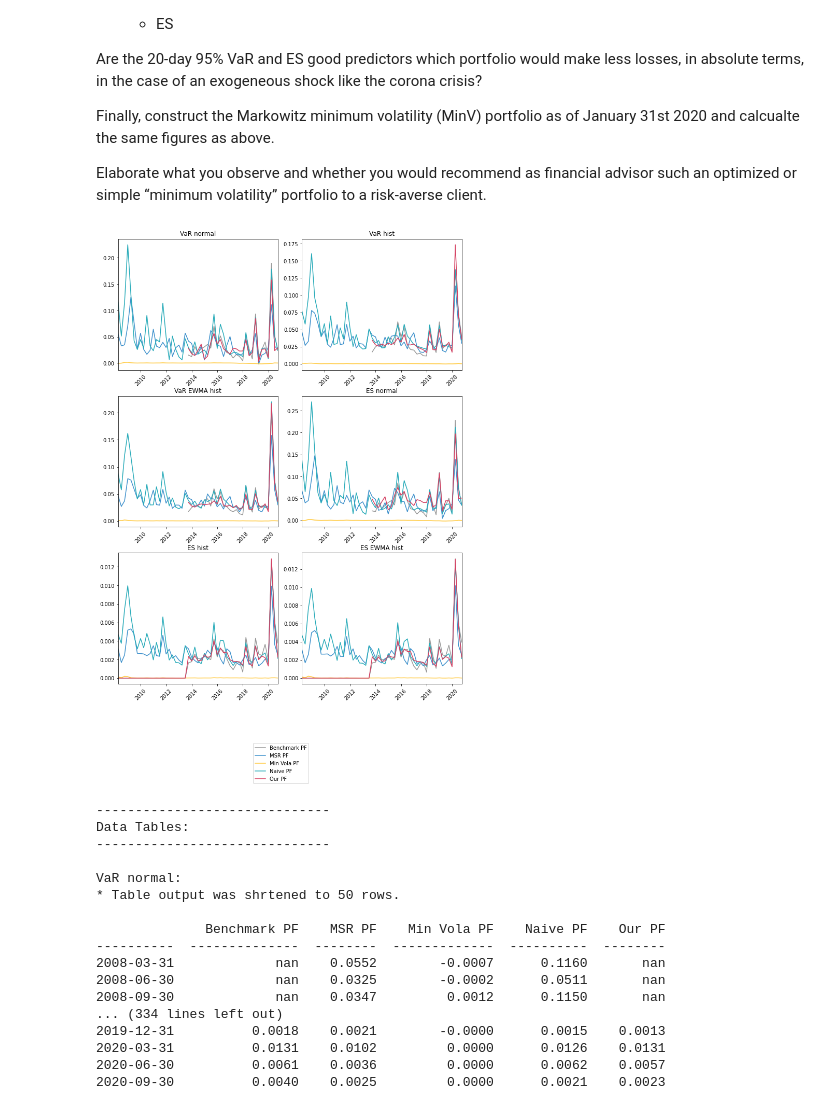
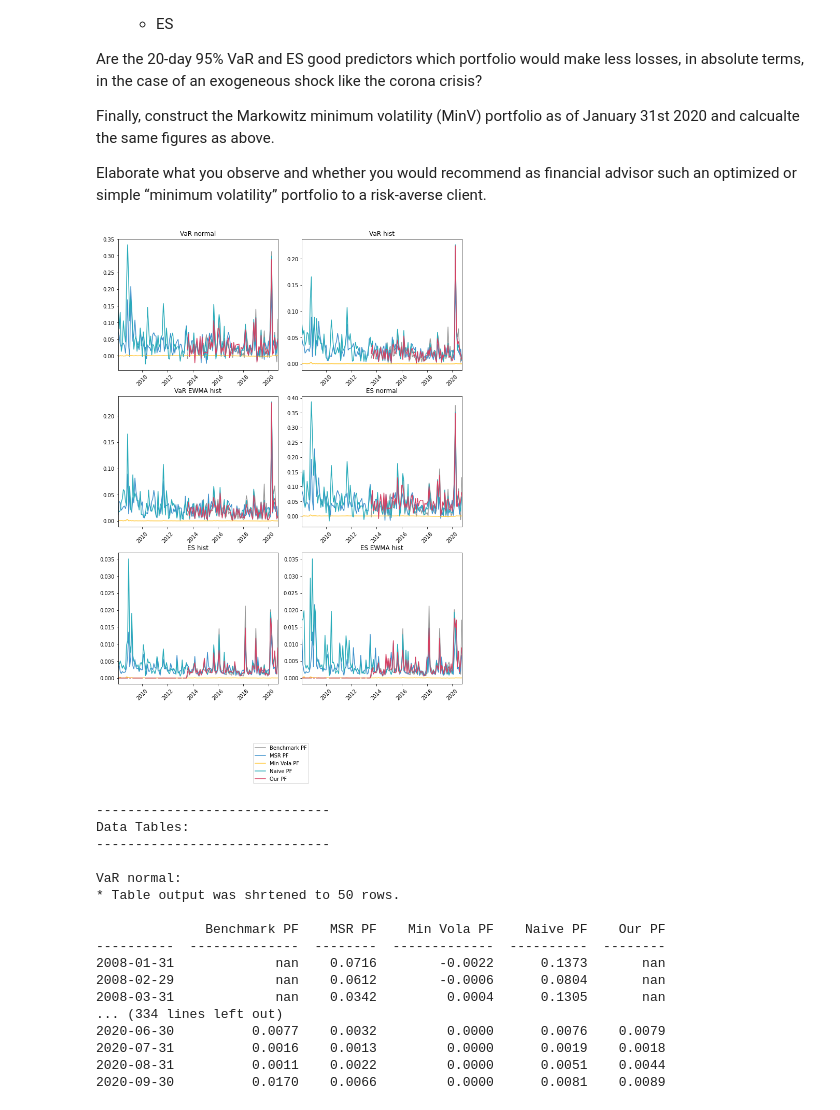
Before and after one commit to vanalmsick/pf_mgt, a Jupyter notebook: pf_mgt/assignment 2.ipynb, the cells around one changed output. Drawn from its saved outputs; the diff is of its cells as text; code cells hidden in the pictures.

```diff
--- a/pf_mgt/assignment 2.ipynb
+++ b/pf_mgt/assignment 2.ipynb
@@ -745,6 +749,6 @@ Compare also whether an exponentially weighted moving average (half-life of 0.5
 # %%
 combined = {}
-for day, DF in df_date_period_iterator(store_exercise_1, period='q', true_date=True):
+for day, DF in df_date_period_iterator(store_exercise_1, period='m', true_date=True):
     tmp_VaR = VaR(DF, p=0.95, method=['normal','hist'], output='VaR', n_days=20, ewma=False).rename(columns={'hist':'VaR hist', 'normal':'VaR normal'})
     tmp_EWMA_VaR = VaR(DF, p=0.95, method=['hist'], output='VaR', n_days=20, ewma=0.5).rename(columns={'hist':'VaR EWMA hist'})
     tmp_VaR = pd.concat([tmp_VaR, tmp_EWMA_VaR], axis=1)
@@ -836,21 +887,21 @@ Finally, construct the Markowitz minimum volatility (MinV) portfolio as of Janua
 Elaborate what you observe and whether you would recommend as financial advisor such an optimized or simple “minimum volatility” portfolio to a risk-averse client.
 # %%
 combined = {}
-for day, DF in df_date_period_iterator(store_exercise_1, period='q', true_date=True):
+for day, DF in df_date_period_iterator(store_exercise_1, period='m', true_date=True):
     tmp_VaR = VaR(DF, p=0.95, method=['normal','hist'], output='VaR', n_days=20, ewma=False).rename(columns={'hist':'VaR hist', 'normal':'VaR normal'})
     tmp_EWMA_VaR = VaR(DF, p=0.95, method=['hist'], output='VaR', n_days=20, ewma=0.5).rename(columns={'hist':'VaR EWMA hist'})
     tmp_VaR = pd.concat([tmp_VaR, tmp_EWMA_VaR], axis=1)
     tmp_ES = VaR(DF, p=0.95, method=['normal','hist'], output='ES', n_days=20, ewma=False).rename(columns={'hist':'ES hist', 'normal':'ES normal'})
     tmp_EWMA_ES = VaR(DF, p=0.95, method=['hist'], output='ES', n_days=20, ewma=0.5).rename(columns={'hist':'ES EWMA hist'})
     tmp_ES = pd.concat([tmp_ES, tmp_EWMA_ES], axis=1)
     combined[day] = pd.concat([tmp_VaR, tmp_ES], axis=1)
 
 combined = transpose_dict_DF(combined, [('head','index'),('dict_key','index')])
 store4a = combined.copy()
 
 custom_plot(combined)
 # %% [output]
-[figure, old version]
+[figure, new version]
 ------------------------------
 Data Tables:
 ------------------------------
@@ -860,14 +911,14 @@ VaR normal:
 
               Benchmark PF    MSR PF    Min Vola PF    Naive PF    Our PF
 ----------  --------------  --------  -------------  ----------  --------
-2008-03-31             nan    0.0552        -0.0007      0.1160       nan
-2008-06-30             nan    0.0325        -0.0002      0.0511       nan
-2008-09-30             nan    0.0347         0.0012      0.1150       nan
+2008-01-31             nan    0.0716        -0.0022      0.1373       nan
+2008-02-29             nan    0.0612        -0.0006      0.0804       nan
+2008-03-31             nan    0.0342         0.0004      0.1305       nan
 ... (334 lines left out)
-2019-12-31          0.0018    0.0021        -0.0000      0.0015    0.0013
-2020-03-31          0.0131    0.0102         0.0000      0.0126    0.0131
-2020-06-30          0.0061    0.0036         0.0000      0.0062    0.0057
-2020-09-30          0.0040    0.0025         0.0000      0.0021    0.0023
+2020-06-30          0.0077    0.0032         0.0000      0.0076    0.0079
+2020-07-31          0.0016    0.0013         0.0000      0.0019    0.0018
+2020-08-31          0.0011    0.0022         0.0000      0.0051    0.0044
+2020-09-30          0.0170    0.0066         0.0000      0.0081    0.0089
 # %%
 new_weight_dict = {'iShares Edge MSCI Min Vol USA ETF (USMV) $': 0.42, 'iShares STOXX Europe 600 UCITS ETF (DE) (EXSA.DE) $': 0.1, 'iShares MSCI Emerging Markets ETF (EEM) $': 0.06, 'iShares Core Nikkei 225 ETF (1329.T) $': 0.06, 'iShares 20+ Year Treasury Bond ETF (TLT) $': 0.2, 'iShares Core U.S. Aggregate Bond ETF (AGG) $': 0.2}
 available_assets = new_weight_dict.keys()
```
Also changed, not shown: parts of 11 cells of this notebook, 3 other files.
